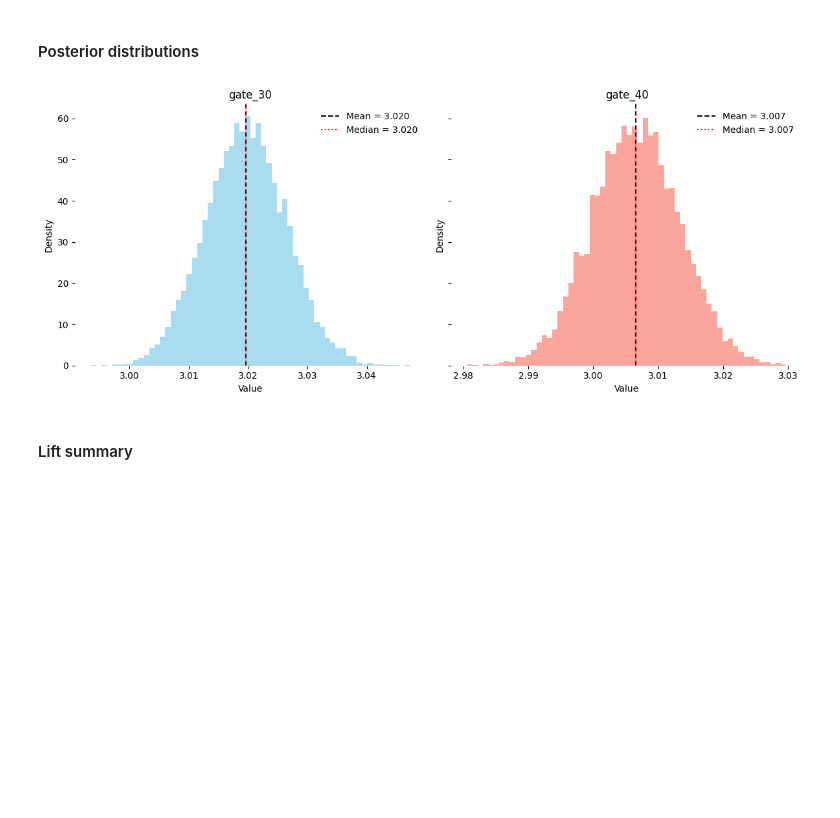
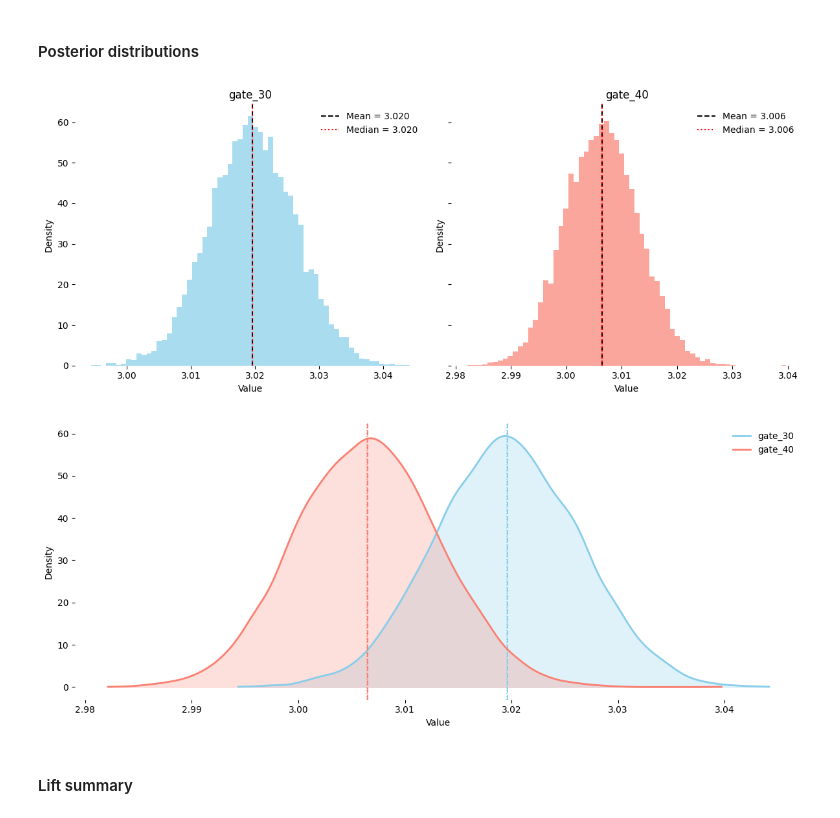
Before and after one commit to thiagogsdsa/ab_testing_game, a Jupyter notebook: notebooks/1.0.tgs.cookies_cats_ab_test.ipynb, the cells around one changed output. Drawn from its saved outputs; the diff is of its cells as text; code cells hidden in the pictures; blank space fills up the shorter version.

```diff
--- a/notebooks/1.0.tgs.cookies_cats_ab_test.ipynb
+++ b/notebooks/1.0.tgs.cookies_cats_ab_test.ipynb
@@ -693,8 +708,10 @@ pd.DataFrame(posterior_summary_total_rounds)
 #### Posterior distributions
 # %%
 plot_histograms_data_1vsdata_2(posterior_samples_total_rounds)
+plot_kde_data1vsdata_2_same_plot(posterior_samples_total_rounds)
 # %% [output]
-[figure, old version]
+[figure, new version]
+[figure, added]
 # %% [markdown]
 #### Lift summary
 # %%
```
Also changed, not shown: parts of 29 cells of this notebook, 3 other files.
